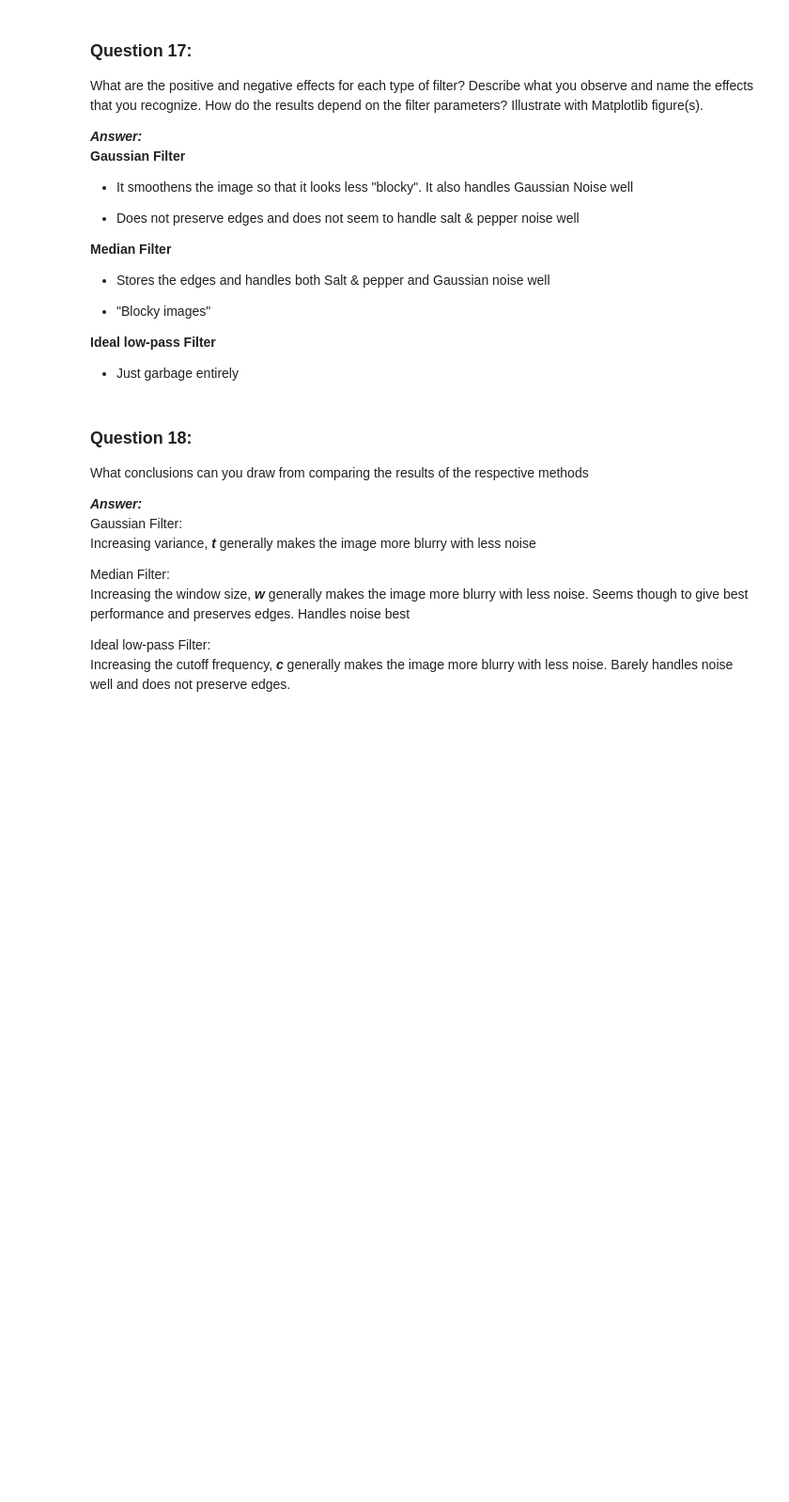
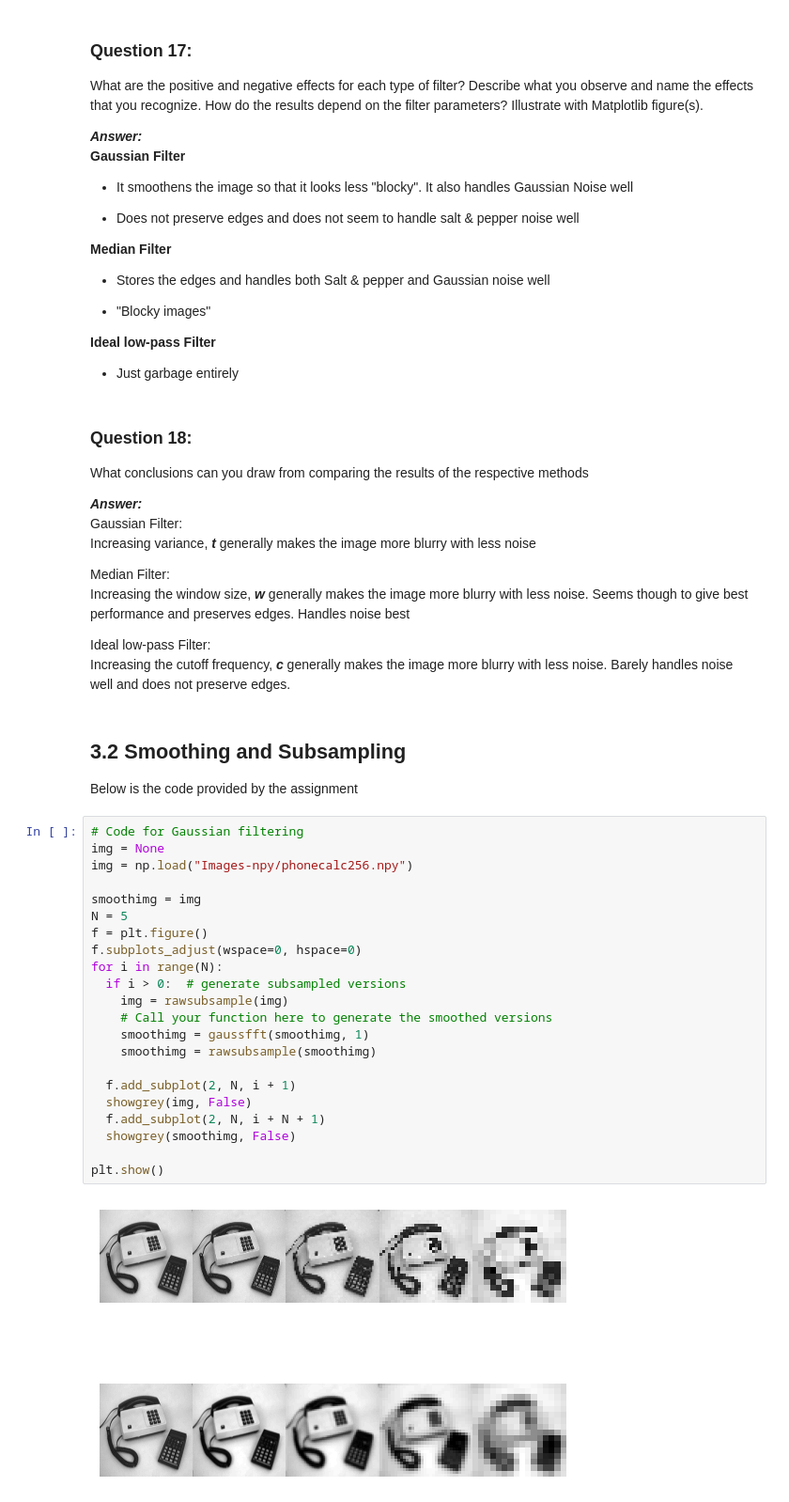
Before and after one commit to RakinAli/Computer-Vision-course, a Jupyter notebook: Labs/Lab 1/Rakin/Rakin.ipynb, the cells around one changed output. Shown at 94% size. Cells and saved outputs as stored; diff of their text form; blank space fills up the shorter version.

```diff
--- a/Labs/Lab 1/Rakin/Rakin.ipynb
+++ b/Labs/Lab 1/Rakin/Rakin.ipynb
@@ -524,3 +524,30 @@ Increasing the window size, ***w*** generally makes the image more blurry with l
 
 Ideal low-pass Filter: <br>
 Increasing the cutoff frequency, ***c*** generally makes the image more blurry with less noise. Barely handles noise well and does not preserve edges. <br>
+# %% [markdown]
+## 3.2 Smoothing and Subsampling
+Below is the code provided by the assignment
+# %%
+# Code for Gaussian filtering
+img = None
+img = np.load("Images-npy/phonecalc256.npy")
+
+smoothimg = img
+N = 5
+f = plt.figure()
+f.subplots_adjust(wspace=0, hspace=0)
+for i in range(N):
+  if i > 0:  # generate subsampled versions
+    img = rawsubsample(img)
+    # Call your function here to generate the smoothed versions
+    smoothimg = gaussfft(smoothimg, 1)
+    smoothimg = rawsubsample(smoothimg)
+
+  f.add_subplot(2, N, i + 1)
+  showgrey(img, False)
+  f.add_subplot(2, N, i + N + 1)
+  showgrey(smoothimg, False)
+
+plt.show()
+# %% [output]
+[figure, added]
```
Also changed, not shown: parts of 7 cells of this notebook, 1 other file.
